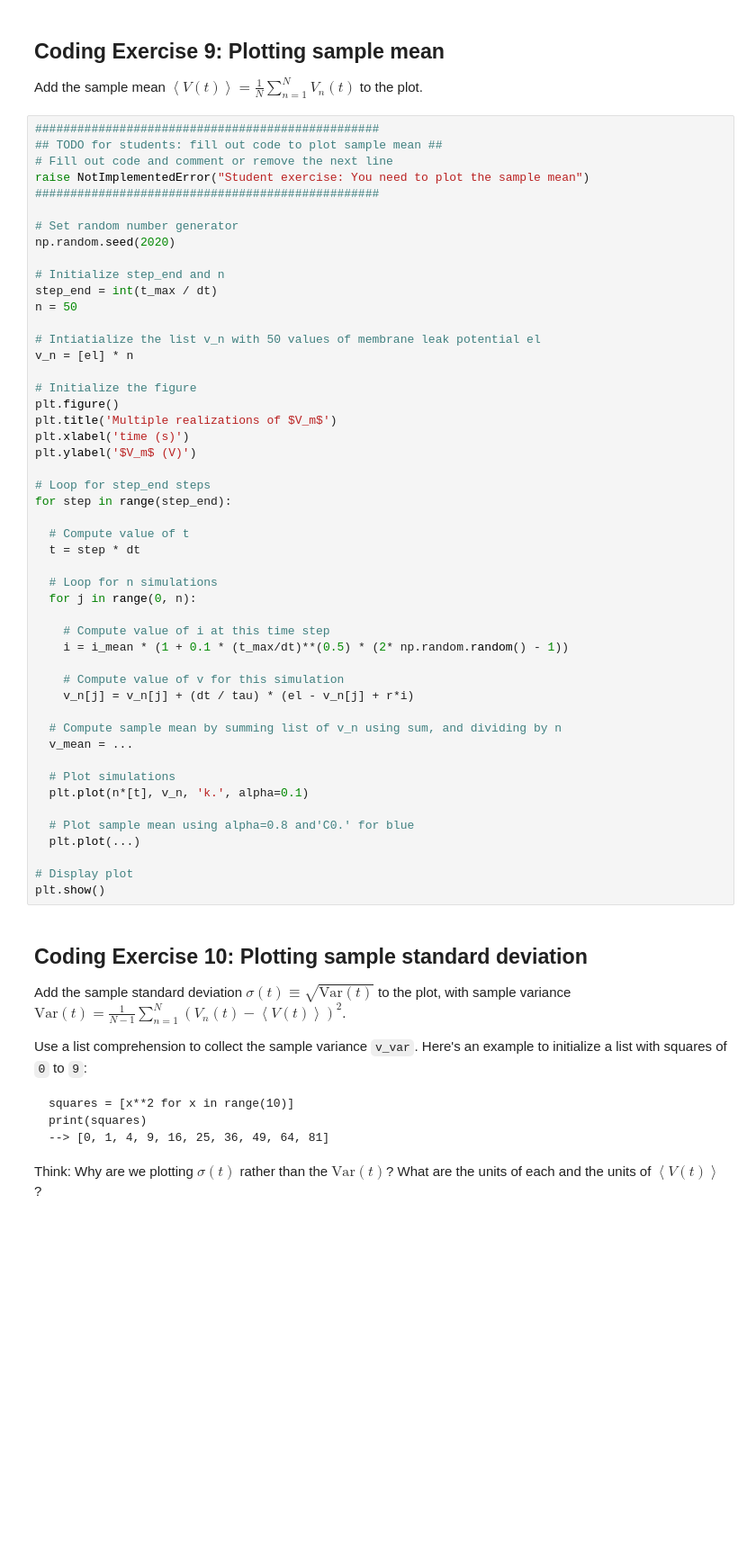
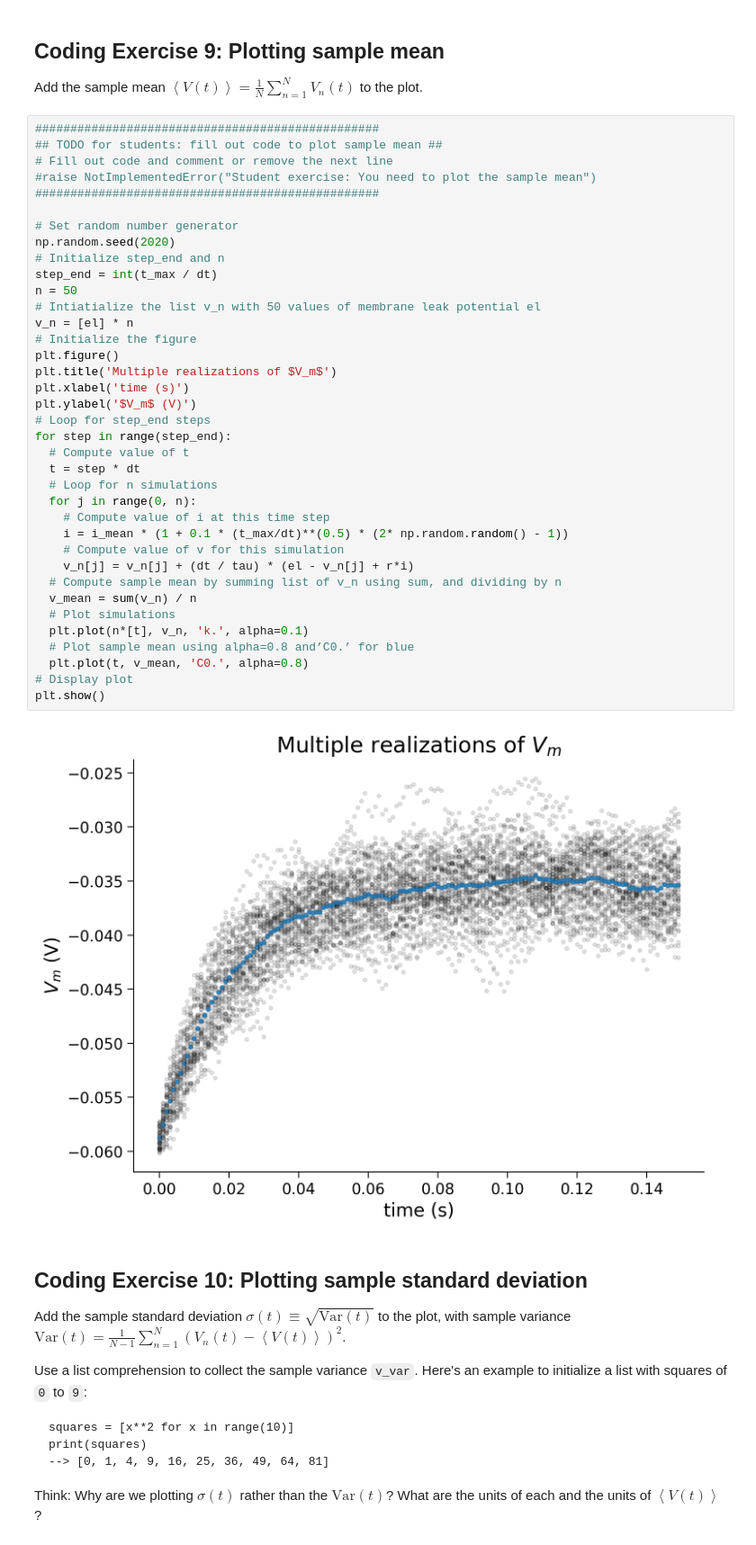
Before and after one commit to rbryan2001/CSCI_591, a Jupyter notebook: hackathons/Tutorial1_1.ipynb, the cells around one changed output. Shown at 90% size. Drawn from its saved outputs; the diff is of its cells as text; blank space fills up the shorter version.

```diff
--- a/hackathons/Tutorial1_1.ipynb
+++ b/hackathons/Tutorial1_1.ipynb
@@ -521,51 +497,41 @@ Add the sample mean $\left\langle V(t)\right\rangle=\frac{1}{N}\sum_{n=1}^N V_n(
 #################################################
 ## TODO for students: fill out code to plot sample mean ##
 # Fill out code and comment or remove the next line
-raise NotImplementedError("Student exercise: You need to plot the sample mean")
+#raise NotImplementedError("Student exercise: You need to plot the sample mean")
 #################################################
 
 # Set random number generator
 np.random.seed(2020)
-
 # Initialize step_end and n
 step_end = int(t_max / dt)
 n = 50
-
 # Intiatialize the list v_n with 50 values of membrane leak potential el
 v_n = [el] * n
-
 # Initialize the figure
 plt.figure()
 plt.title('Multiple realizations of $V_m$')
 plt.xlabel('time (s)')
 plt.ylabel('$V_m$ (V)')
-
 # Loop for step_end steps
 for step in range(step_end):
-
   # Compute value of t
   t = step * dt
-
   # Loop for n simulations
   for j in range(0, n):
-
     # Compute value of i at this time step
     i = i_mean * (1 + 0.1 * (t_max/dt)**(0.5) * (2* np.random.random() - 1))
-
     # Compute value of v for this simulation
     v_n[j] = v_n[j] + (dt / tau) * (el - v_n[j] + r*i)
-
   # Compute sample mean by summing list of v_n using sum, and dividing by n
-  v_mean = ...
-
+  v_mean = sum(v_n) / n
   # Plot simulations
   plt.plot(n*[t], v_n, 'k.', alpha=0.1)
-
-  # Plot sample mean using alpha=0.8 and'C0.' for blue
-  plt.plot(...)
-
+  # Plot sample mean using alpha=0.8 and’C0.’ for blue
+  plt.plot(t, v_mean, 'C0.', alpha=0.8)
 # Display plot
 plt.show()
+# %% [output]
+[figure, added]
 # %% [markdown]
 ## Coding Exercise 10: Plotting sample standard deviation
 
```
Also changed, not shown: parts of 3 cells of this notebook.
